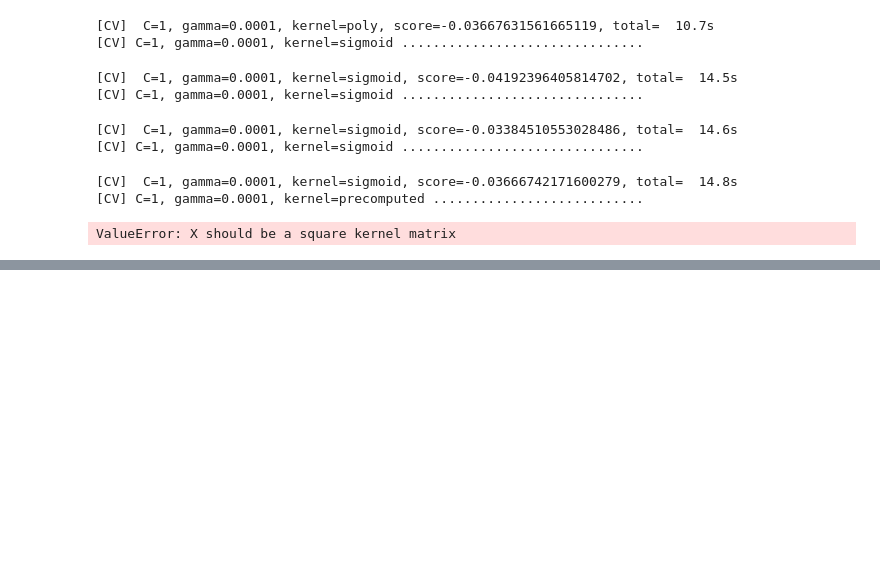
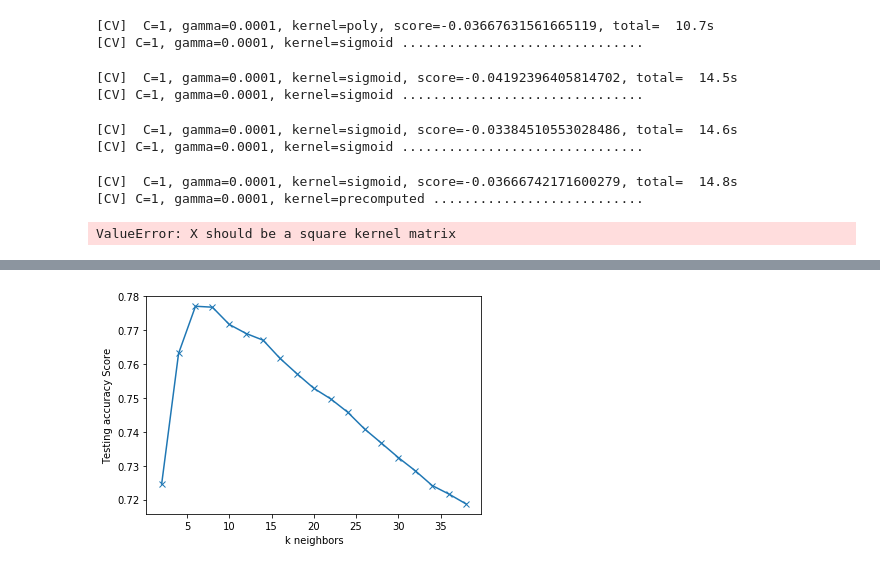
Before and after one commit to Qgui36/DC_properties, a Jupyter notebook: DC properties-SW.ipynb, the cells around one changed output, grey strips where cells are left out. Saved outputs shown, nothing was run; the diff lists cells and outputs as text; code cells hidden in the pictures; blank space fills up the shorter version.

```diff
--- a/DC properties-SW.ipynb
+++ b/DC properties-SW.ipynb
@@ -218,0 +222,12 @@ data_viz.to_csv('realestatevisual.csv')
+# %%
+#K Nearest neighbors; renders but low test scores
+train_scores = []
+test_scores = []
+for k in range(2, 40, 2):
+   knn = KNeighborsRegressor(n_neighbors=k)
+   knn.fit(X_train_scaled, y_train)
+   train_score = knn.score(X_train_scaled, y_train)
+   test_score = knn.score(X_test_scaled, y_test)
+   train_scores.append(train_score)
+   test_scores.append(test_score)
+   print(f"k: {k}, Train/Test Score: {train_score:.3f}/{test_score:.3f}")
@@ -218,0 +254,9 @@ data_viz.to_csv('realestatevisual.csv')
+# %%
+# plot the test and train scores
+# plt.plot(range(2, 40, 2), train_scores, marker='o')
+plt.plot(range(2, 40, 2), test_scores, marker="x")
+plt.xlabel("k neighbors")
+plt.ylabel("Testing accuracy Score")
+plt.show()
+# %% [output]
+[figure, added]
```
Also changed, not shown: parts of 9 cells of this notebook.
